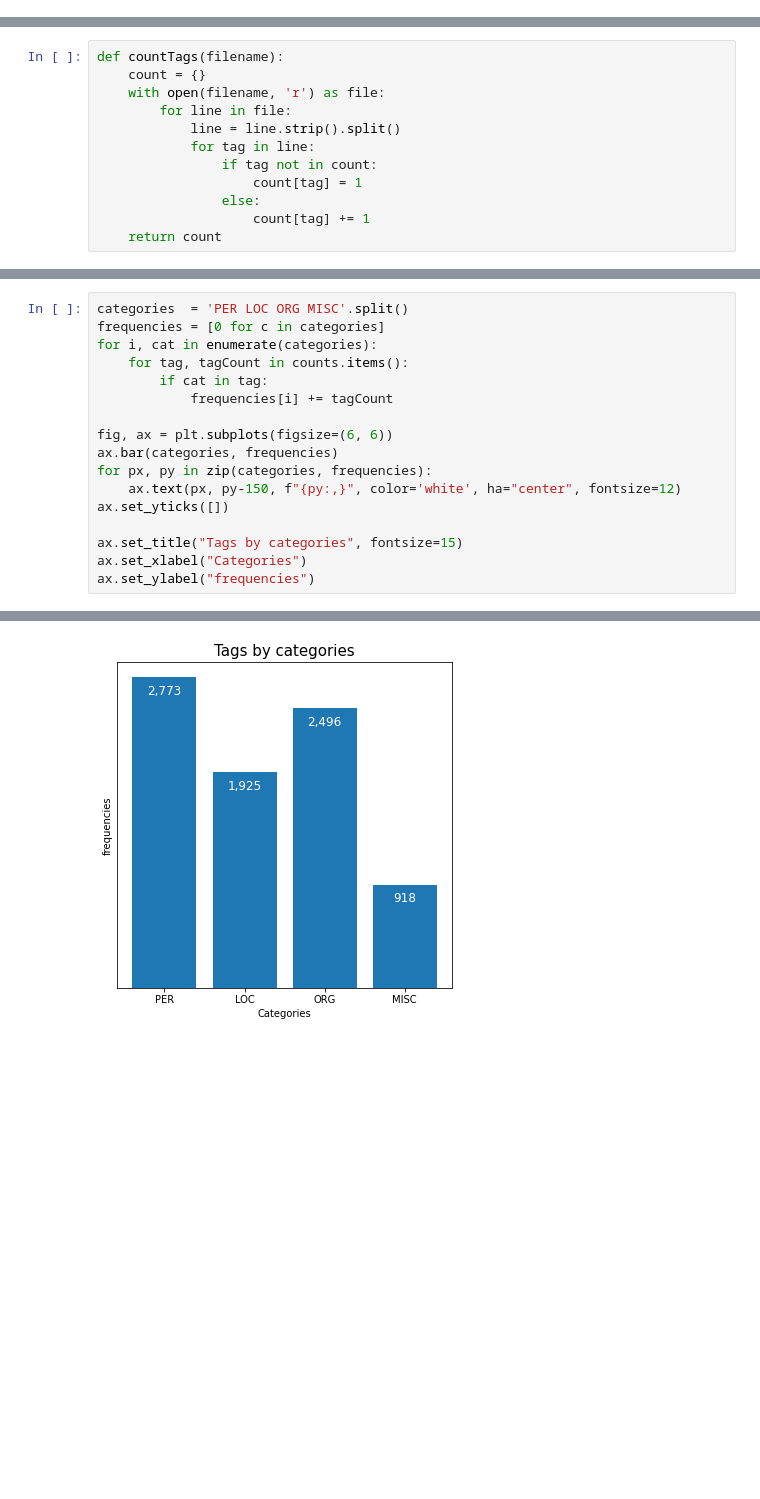
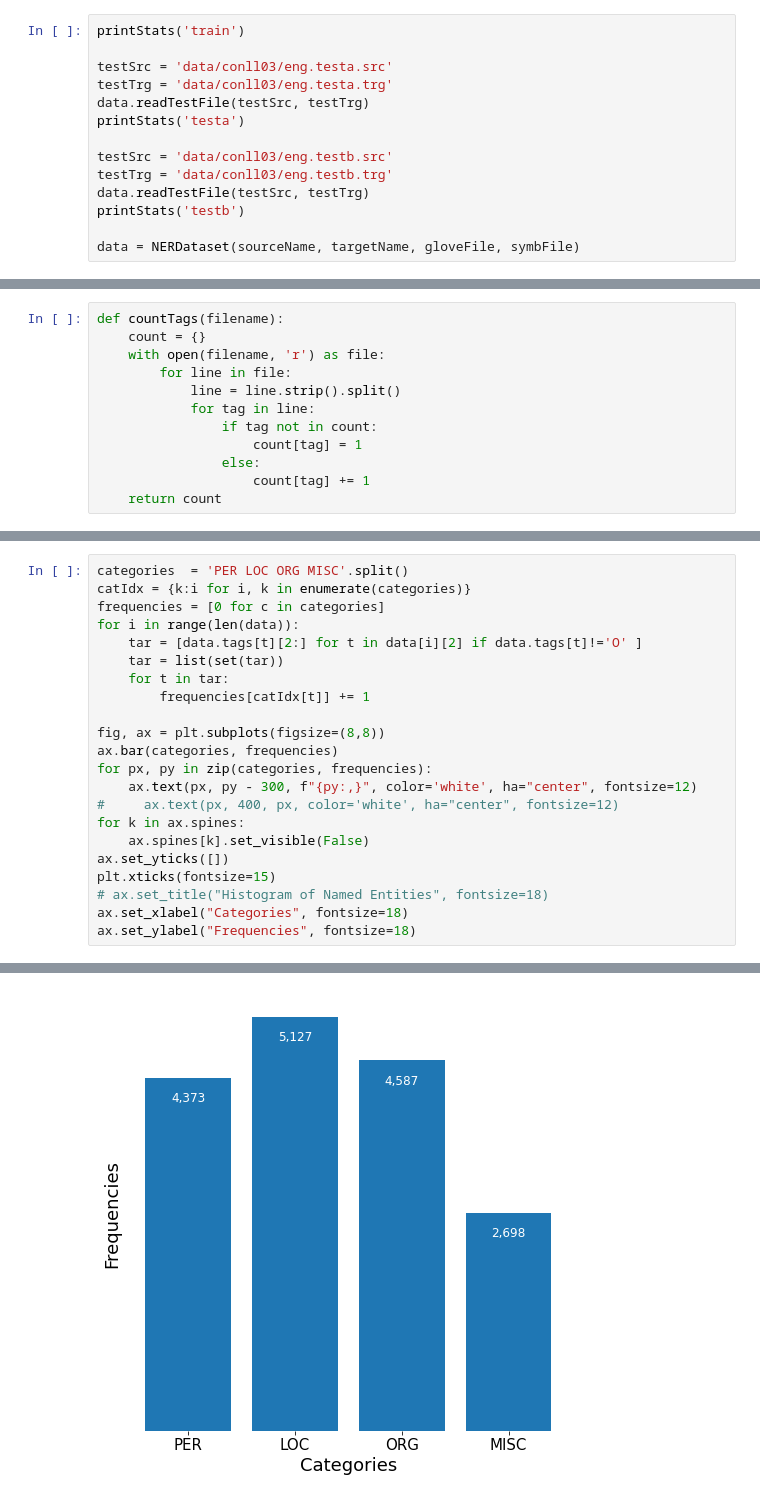
Before and after one commit to deepakhr1999/NER, a Jupyter notebook: plots.ipynb, the cells around one changed output, grey strips where cells are left out. Drawn from its saved outputs; the diff is of its cells as text; blank space fills up the shorter version.

Commit message:
added plots

```diff
--- a/plots.ipynb
+++ b/plots.ipynb
@@ -9,0 +23,14 @@ testTrg = 'data/conll03/eng.testb.trg'
+# %%
+printStats('train')
+
+testSrc = 'data/conll03/eng.testa.src'
+testTrg = 'data/conll03/eng.testa.trg'
+data.readTestFile(testSrc, testTrg)
+printStats('testa')
+
+testSrc = 'data/conll03/eng.testb.src'
+testTrg = 'data/conll03/eng.testb.trg'
+data.readTestFile(testSrc, testTrg)
+printStats('testb')
+
+data = NERDataset(sourceName, targetName, gloveFile, symbFile)
@@ -30,18 +61,23 @@ plt.xscale('log')
 # %%
 categories  = 'PER LOC ORG MISC'.split()
+catIdx = {k:i for i, k in enumerate(categories)}
 frequencies = [0 for c in categories]
-for i, cat in enumerate(categories):
-    for tag, tagCount in counts.items():
-        if cat in tag:
-            frequencies[i] += tagCount
+for i in range(len(data)):
+    tar = [data.tags[t][2:] for t in data[i][2] if data.tags[t]!='O' ]
+    tar = list(set(tar))
+    for t in tar:
+        frequencies[catIdx[t]] += 1
 
-fig, ax = plt.subplots(figsize=(6, 6))
+fig, ax = plt.subplots(figsize=(8,8))
 ax.bar(categories, frequencies)
 for px, py in zip(categories, frequencies):
-    ax.text(px, py-150, f"{py:,}", color='white', ha="center", fontsize=12)
+    ax.text(px, py - 300, f"{py:,}", color='white', ha="center", fontsize=12)
+#     ax.text(px, 400, px, color='white', ha="center", fontsize=12)
+for k in ax.spines:
+    ax.spines[k].set_visible(False)
 ax.set_yticks([])
-
-ax.set_title("Tags by categories", fontsize=15)
-ax.set_xlabel("Categories")
-ax.set_ylabel("frequencies")
+plt.xticks(fontsize=15)
+# ax.set_title("Histogram of Named Entities", fontsize=18)
+ax.set_xlabel("Categories", fontsize=18)
+ax.set_ylabel("Frequencies", fontsize=18)
 # %% [output]
@@ -49 +85 @@ Text(0, 0.5, 'frequencies')
-[figure, old version]
+[figure, new version]
```
Also changed, not shown: parts of 15 cells of this notebook.
